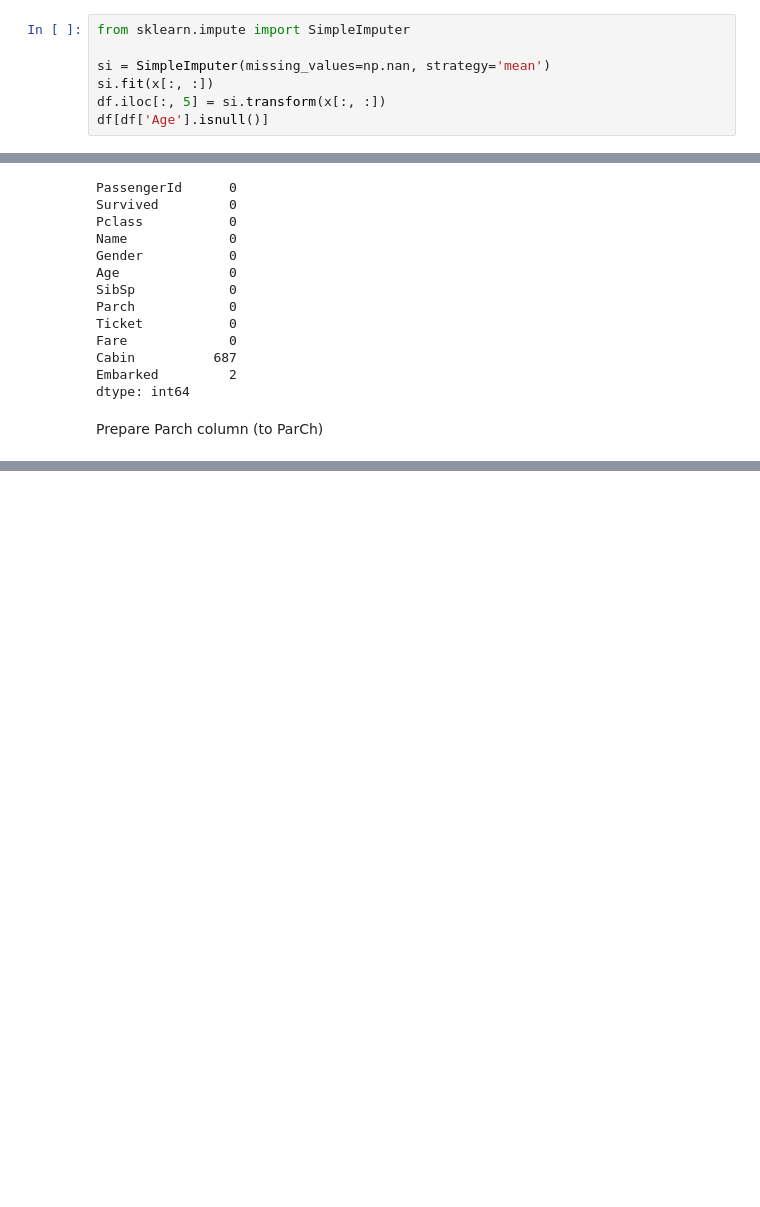
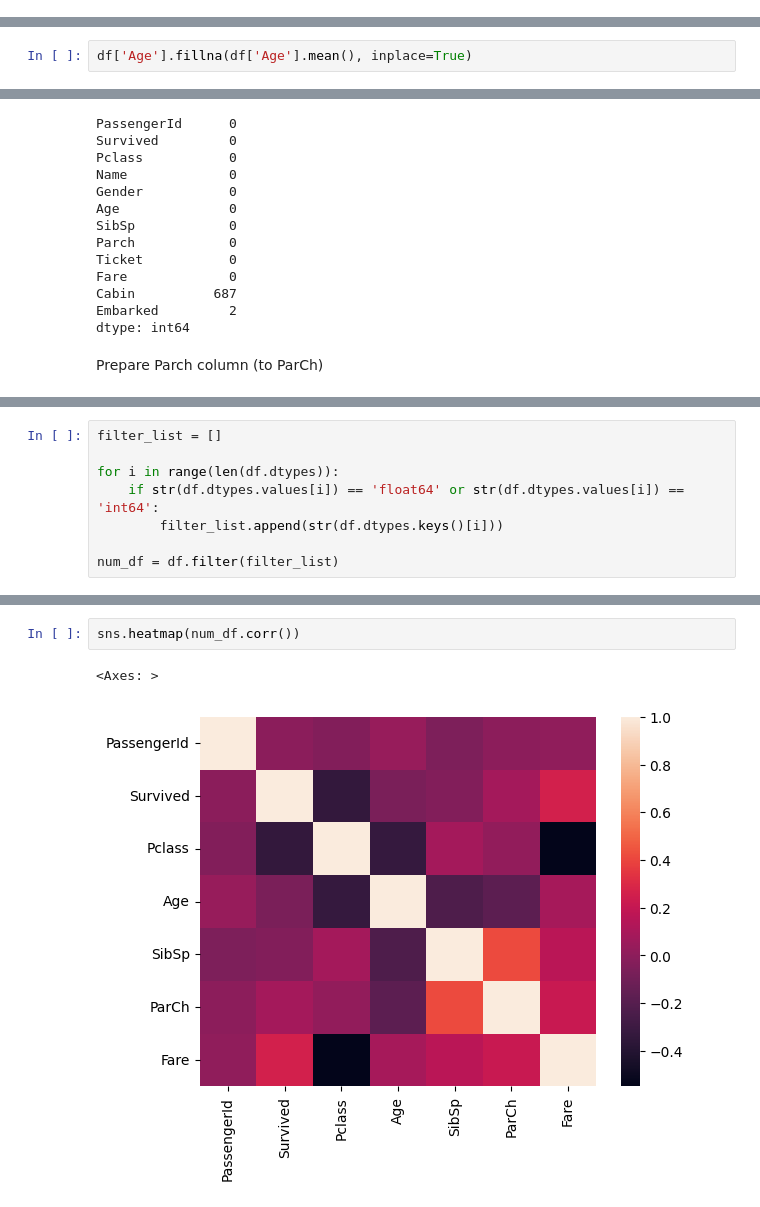
Before and after one commit to soheilabbasnia/titanic-eda, a Jupyter notebook: eda.ipynb, the cells around one changed output, grey strips where cells are left out. Drawn from its saved outputs; the diff is of its cells as text; blank space fills up the shorter version.

```diff
--- a/eda.ipynb
+++ b/eda.ipynb
@@ -105,7 +83,0 @@ array([[22.  ],
-# %%
-from sklearn.impute import SimpleImputer
-
-si = SimpleImputer(missing_values=np.nan, strategy='mean')
-si.fit(x[:, :])
-df.iloc[:, 5] = si.transform(x[:, :])
-df[df['Age'].isnull()]
@@ -114,3 +84,5 @@ df[df['Age'].isnull()]
+# %%
+df['Age'].fillna(df['Age'].mean(), inplace=True)
 # %%
 df.isnull().sum()
 # %% [output]
@@ -138,0 +113,8 @@ df.head(1)
+# %%
+filter_list = []
+
+for i in range(len(df.dtypes)):
+    if str(df.dtypes.values[i]) == 'float64' or str(df.dtypes.values[i]) == 'int64':
+        filter_list.append(str(df.dtypes.keys()[i]))
+
+num_df = df.filter(filter_list)
@@ -138,0 +132,5 @@ df.head(1)
+# %%
+sns.heatmap(num_df.corr())
+# %% [output]
+<Axes: >
+[figure, added]
```
Also changed, not shown: parts of 6 cells of this notebook.
